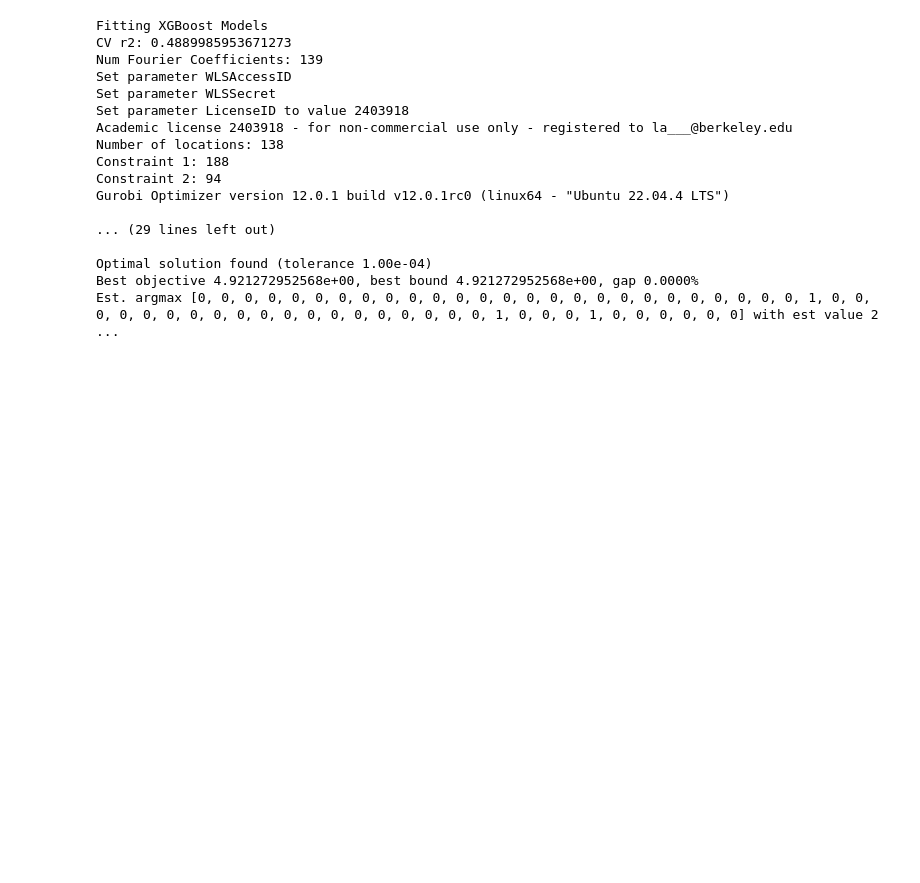
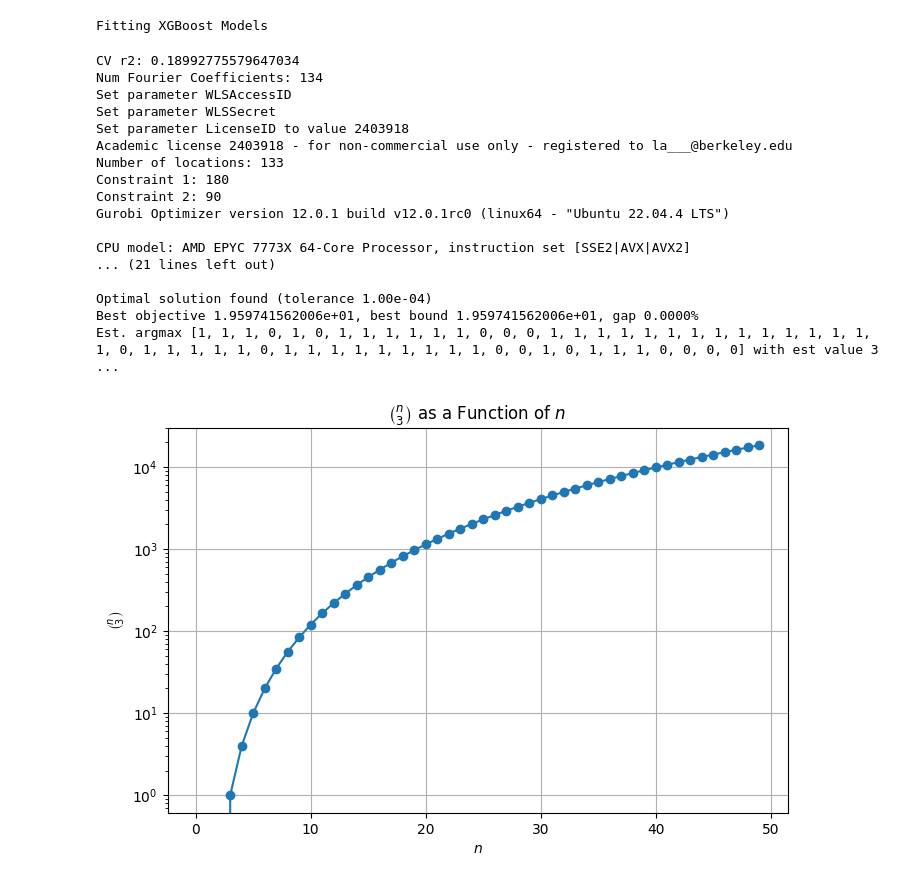
Before and after one commit to shainotshy1/DRAKES, a Jupyter notebook: drakes_protein/fmif/test_tree_spex.ipynb, the cells around one changed output. Cells and saved outputs as stored; diff of their text form; code cells hidden in the pictures; blank space fills up the shorter version.

```diff
--- a/drakes_protein/fmif/test_tree_spex.ipynb
+++ b/drakes_protein/fmif/test_tree_spex.ipynb
@@ -4,13 +4,15 @@ from tree_spex import lgboost_fit, lgboost_to_fourier, lgboost_tree_to_fourier,
 
 num_masks = 100
 num_features = 57
-max_solution_order = 3
+max_solution_order = 57
 
 all_masks = np.random.choice(2, size=(num_masks, num_features))
 outputs = np.zeros(num_masks)
 
+mask_model = lambda mask : np.sum(mask)
+
 for j, mask in enumerate(all_masks):
-    outputs[j] = np.sum(mask)
+    outputs[j] = mask_model(mask)
 
 print('Fitting XGBoost Models')
 best_model, cv_r2 = lgboost_fit(all_masks, outputs)
@@ -24,19 +26,46 @@ fourier_dict_trunc = dict(sorted(fourier_dict.items(), key=lambda item: abs(item
 best_mask = ExactSolver(fourier_dict_trunc, maximize=True, max_solution_order=max_solution_order).solve()
 # %% [output]
 Fitting XGBoost Models
-CV r2: 0.4889985953671273
-Num Fourier Coefficients: 139
-Set parameter WLSAccessID
-Set parameter WLSSecret
-Set parameter LicenseID to value 2403918
-Academic license 2403918 - for non-commercial use only - registered to la___@berkeley.edu
-Number of locations: 138
-Constraint 1: 188
-Constraint 2: 94
-Gurobi Optimizer version 12.0.1 build v12.0.1rc0 (linux64 - "Ubuntu 22.04.4 LTS")
-
-... (29 lines left out)
-
-Optimal solution found (tolerance 1.00e-04)
-Best objective 4.921272952568e+00, best bound 4.921272952568e+00, gap 0.0000%
-Est. argmax [0, 0, 0, 0, 0, 0, 0, 0, 0, 0, 0, 0, 0, 0, 0, 0, 0, 0, 0, 0, 0, 0, 0, 0, 0, 0, 1, 0, 0, 0, 0, 0, 0, 0, 0, 0, 0, 0, 0, 0, 0, 0, 0, 0, 0, 0, 1, 0, 0, 0, 1, 0, 0, 0, 0, 0, 0] with est value 2 ...
+CV r2: 0.18992775579647034
+Num Fourier Coefficients: 134
+Set parameter WLSAccessID
+Set parameter WLSSecret
+Set parameter LicenseID to value 2403918
+Academic license 2403918 - for non-commercial use only - registered to la___@berkeley.edu
+Number of locations: 133
+Constraint 1: 180
+Constraint 2: 90
+Gurobi Optimizer version 12.0.1 build v12.0.1rc0 (linux64 - "Ubuntu 22.04.4 LTS")
+
+CPU model: AMD EPYC 7773X 64-Core Processor, instruction set [SSE2|AVX|AVX2]
+... (21 lines left out)
+
+Optimal solution found (tolerance 1.00e-04)
+Best objective 1.959741562006e+01, best bound 1.959741562006e+01, gap 0.0000%
+Est. argmax [1, 1, 1, 0, 1, 0, 1, 1, 1, 1, 1, 1, 0, 0, 0, 1, 1, 1, 1, 1, 1, 1, 1, 1, 1, 1, 1, 1, 1, 1, 0, 1, 1, 1, 1, 1, 0, 1, 1, 1, 1, 1, 1, 1, 1, 1, 0, 0, 1, 0, 1, 1, 1, 0, 0, 0, 0] with est value 3 ...
+# %%
+import matplotlib.pyplot as plt
+import numpy as np
+import math
+
+# Define the function for "n choose 3"
+def n_choose_3(n):
+    if n < 3:
+        return 0
+    return math.comb(n, 3)
+
+# Generate a range of n values
+n_values = np.arange(0, 50)
+choose_3_values = [n_choose_3(n) for n in n_values]
+
+# Create the plot
+plt.figure(figsize=(8, 5))
+plt.plot(n_values, choose_3_values, marker='o')
+plt.title(r'$\binom{n}{3}$ as a Function of $n$')
+plt.xlabel('$n$')
+plt.ylabel(r'$\binom{n}{3}$')
+plt.grid(True)
+plt.yscale('log')
+plt.show()
+# %% [output]
+[figure, added]
```
Also changed, not shown: 28 other files.
